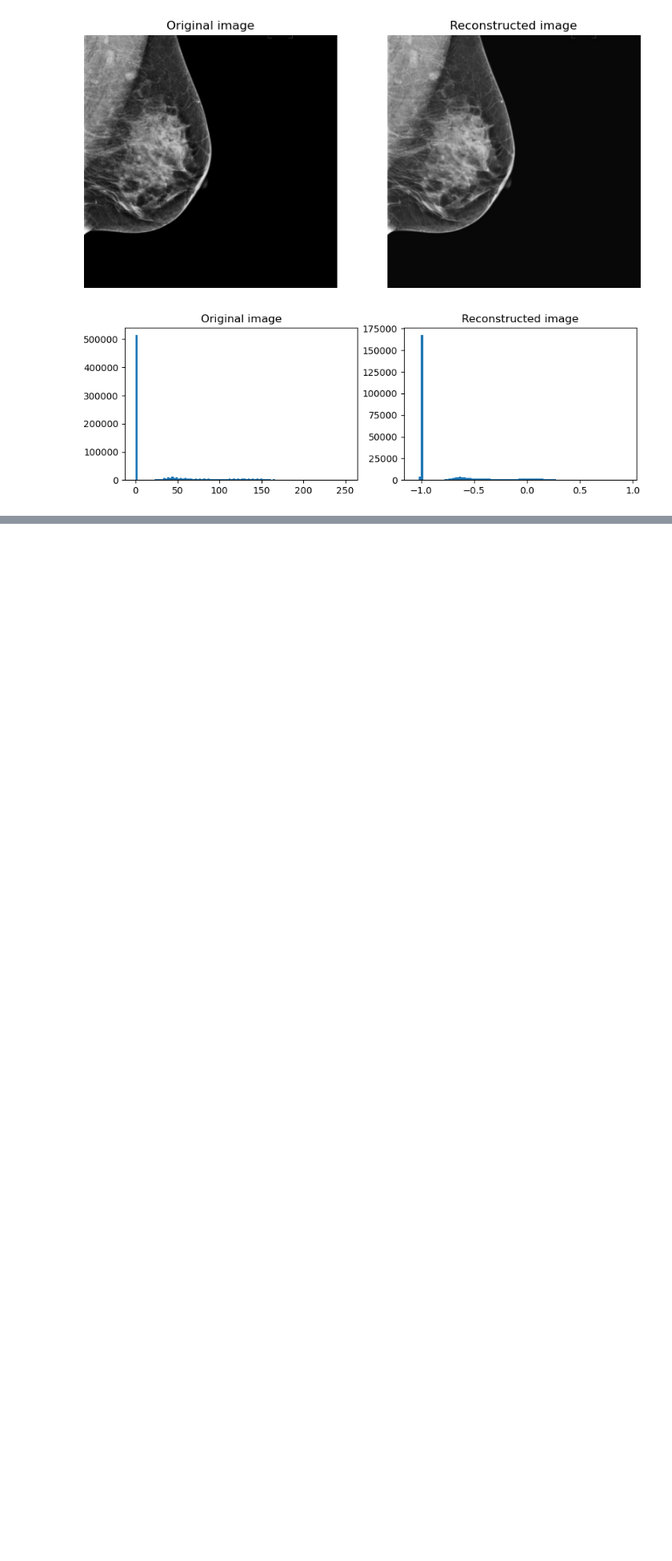
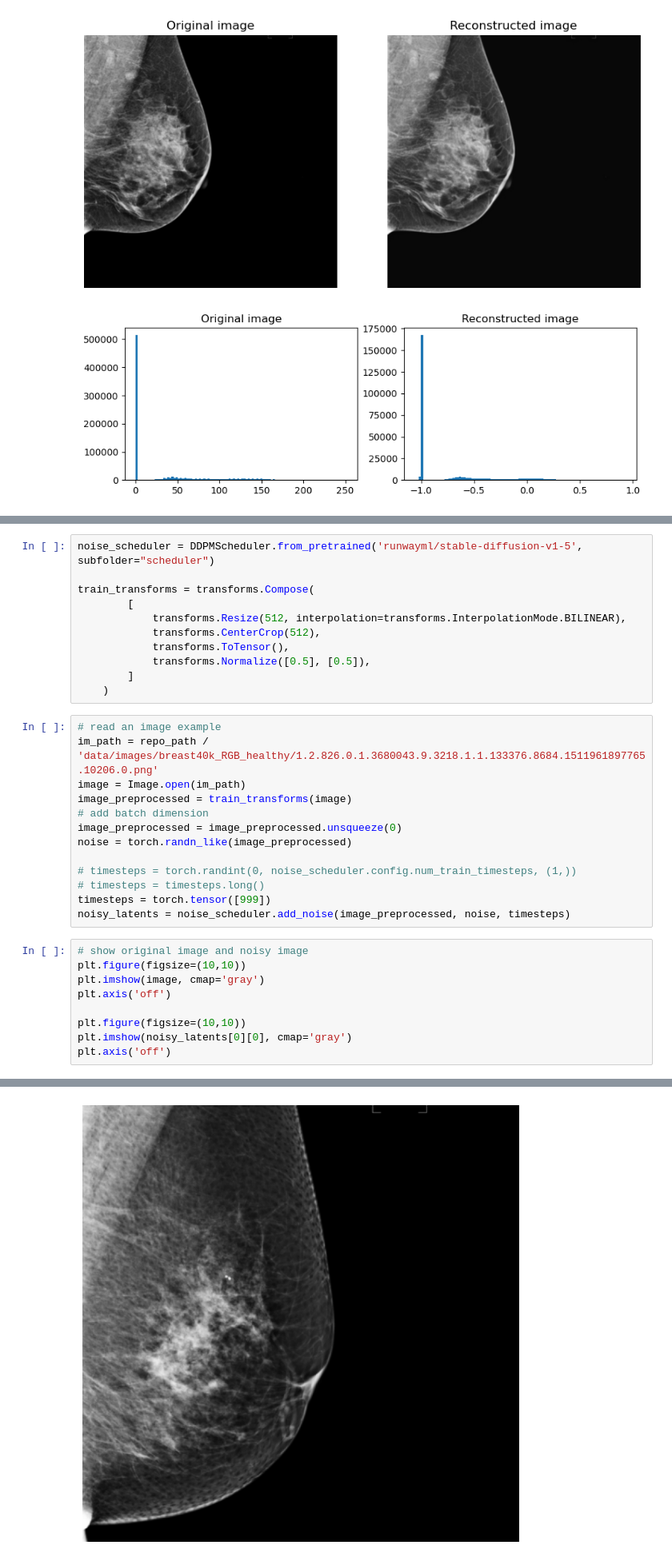
Before and after one commit to Likalto4/diffusion-models_master, a Jupyter notebook: dataset_analysis/figures_thesis.ipynb, the cells around one changed output, grey strips where cells are left out. Shown at 80% size. Cells and saved outputs as stored; diff of their text form; blank space fills up the shorter version.

```diff
--- a/dataset_analysis/figures_thesis.ipynb
+++ b/dataset_analysis/figures_thesis.ipynb
@@ -188,0 +187,34 @@ Text(0.5, 1.0, 'Reconstructed image')
+# %%
+noise_scheduler = DDPMScheduler.from_pretrained('runwayml/stable-diffusion-v1-5', subfolder="scheduler")
+
+train_transforms = transforms.Compose(
+        [
+            transforms.Resize(512, interpolation=transforms.InterpolationMode.BILINEAR),
+            transforms.CenterCrop(512),
+            transforms.ToTensor(),
+            transforms.Normalize([0.5], [0.5]),
+        ]
+    )
+# %%
+# read an image example
+im_path = repo_path / 'data/images/breast40k_RGB_healthy/1.2.826.0.1.3680043.9.3218.1.1.133376.8684.1511961897765.10206.0.png'
+image = Image.open(im_path)
+image_preprocessed = train_transforms(image)
+# add batch dimension
+image_preprocessed = image_preprocessed.unsqueeze(0)
+noise = torch.randn_like(image_preprocessed)
+
+# timesteps = torch.randint(0, noise_scheduler.config.num_train_timesteps, (1,))
+# timesteps = timesteps.long()
+timesteps = torch.tensor([999])
+noisy_latents = noise_scheduler.add_noise(image_preprocessed, noise, timesteps)
+# %%
+# show original image and noisy image
+plt.figure(figsize=(10,10))
+plt.imshow(image, cmap='gray')
+plt.axis('off')
+
+plt.figure(figsize=(10,10))
+plt.imshow(noisy_latents[0][0], cmap='gray')
+plt.axis('off')
+# %% [output]
@@ -188,0 +222 @@ Text(0.5, 1.0, 'Reconstructed image')
+[figure, added]
```
Also changed, not shown: parts of 4 cells of this notebook.
